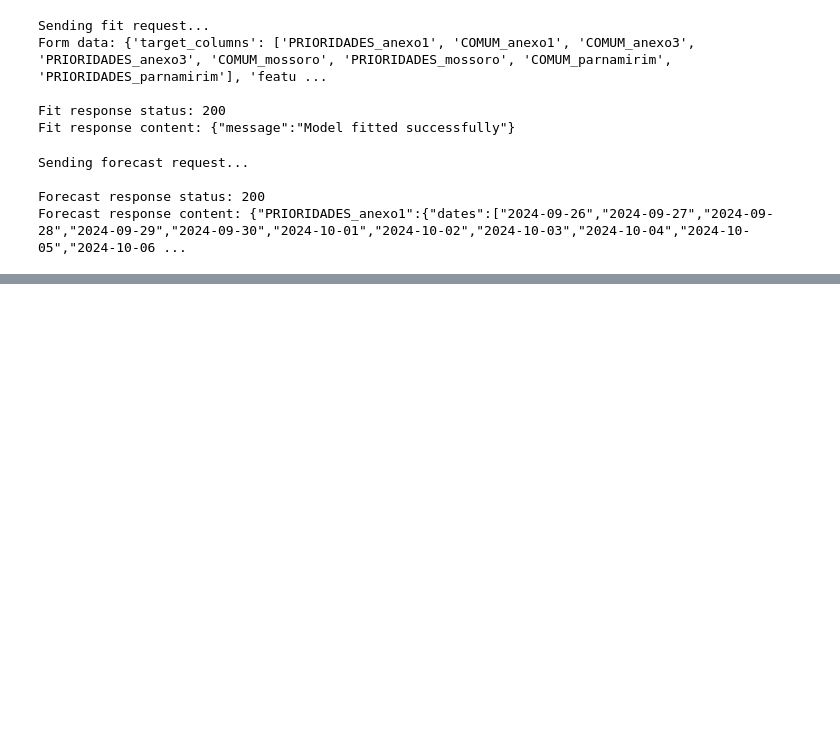
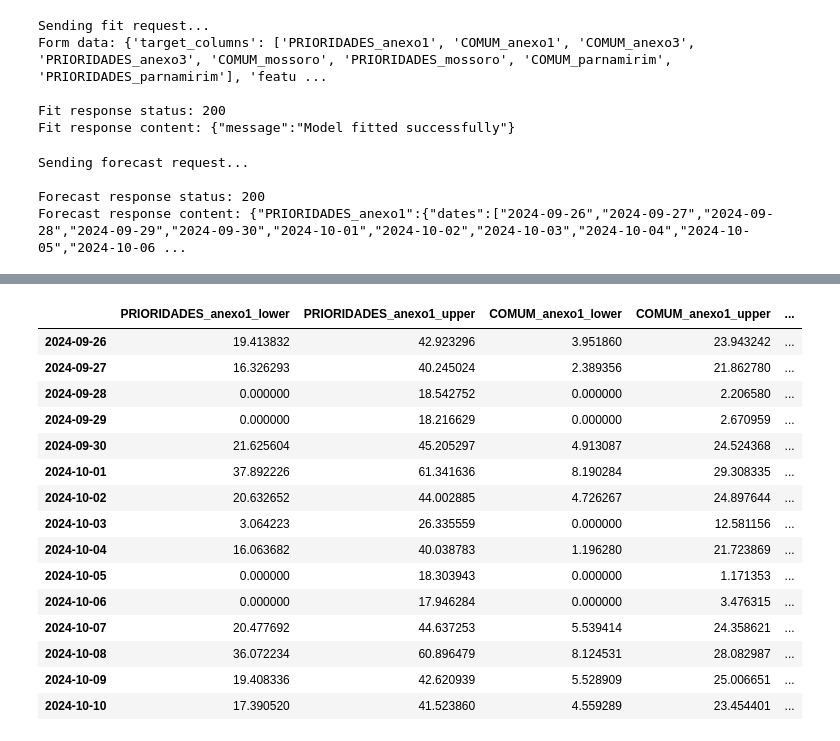
Before and after one commit to eliasjacob/serie_temporal_dpe_rn, a Jupyter notebook: api/usage_example.ipynb, the cells around one changed output, grey strips where cells are left out. Drawn from its saved outputs; the diff is of its cells as text; code cells hidden in the pictures; blank space fills up the shorter version.

```diff
--- a/api/usage_example.ipynb
+++ b/api/usage_example.ipynb
@@ -135,2 +145,21 @@ df_forecast
+# %%
+df_interval
+# %% [output]
+|  | PRIORIDADES_anexo1_lower | PRIORIDADES_anexo1_upper | COMUM_anexo1_lower | COMUM_anexo1_upper | ... |
+| 2024-09-26 | 19.413832 | 42.923296 | 3.951860 | 23.943242 | ... |
+| 2024-09-27 | 16.326293 | 40.245024 | 2.389356 | 21.862780 | ... |
+| 2024-09-28 | 0.000000 | 18.542752 | 0.000000 | 2.206580 | ... |
+| 2024-09-29 | 0.000000 | 18.216629 | 0.000000 | 2.670959 | ... |
+| 2024-09-30 | 21.625604 | 45.205297 | 4.913087 | 24.524368 | ... |
+| 2024-10-01 | 37.892226 | 61.341636 | 8.190284 | 29.308335 | ... |
+| 2024-10-02 | 20.632652 | 44.002885 | 4.726267 | 24.897644 | ... |
+| 2024-10-03 | 3.064223 | 26.335559 | 0.000000 | 12.581156 | ... |
+| 2024-10-04 | 16.063682 | 40.038783 | 1.196280 | 21.723869 | ... |
+| 2024-10-05 | 0.000000 | 18.303943 | 0.000000 | 1.171353 | ... |
+| 2024-10-06 | 0.000000 | 17.946284 | 0.000000 | 3.476315 | ... |
+| 2024-10-07 | 20.477692 | 44.637253 | 5.539414 | 24.358621 | ... |
+| 2024-10-08 | 36.072234 | 60.896479 | 8.124531 | 28.082987 | ... |
+| 2024-10-09 | 19.408336 | 42.620939 | 5.528909 | 25.006651 | ... |
+| 2024-10-10 | 17.390520 | 41.523860 | 4.559289 | 23.454401 | ... |
 # %%
 # Calculate the forecast r2, mae, and mse
```
Also changed, not shown: parts of 4 cells of this notebook.
